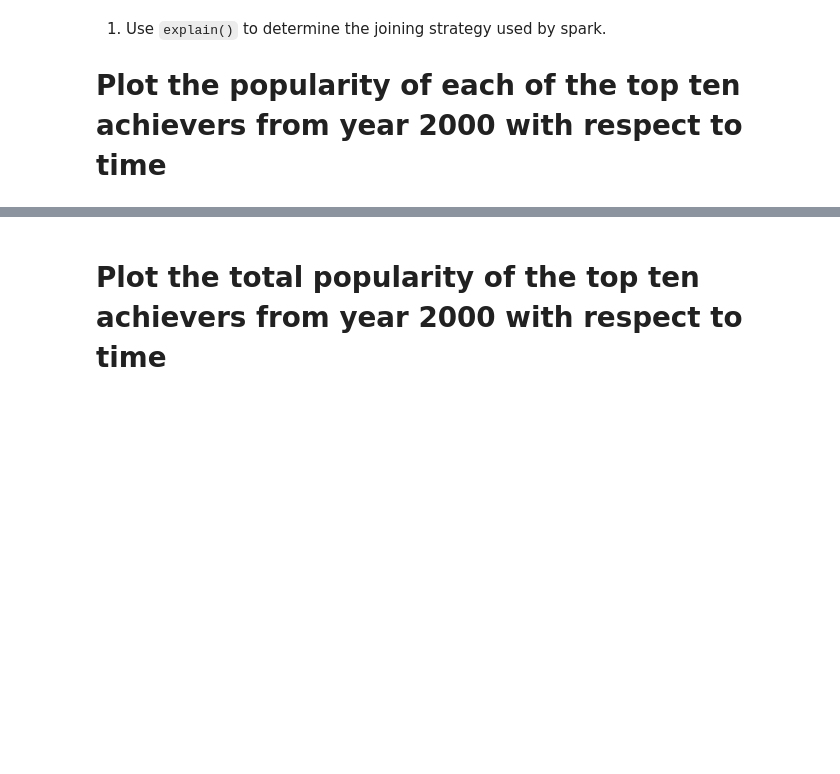
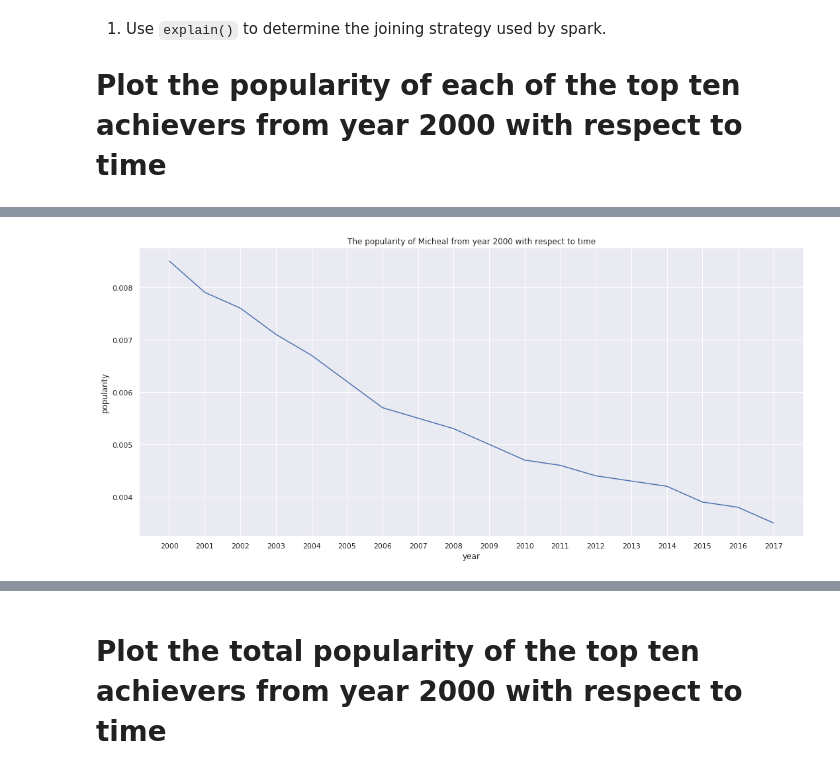
Before and after one commit to Na1an/2020_BigData_BAI_HAO, a Jupyter notebook: Homeworks/homework02.ipynb, the cells around one changed output, grey strips where cells are left out. Drawn from its saved outputs; the diff is of its cells as text; code cells hidden in the pictures; blank space fills up the shorter version.

```diff
--- a/Homeworks/homework02.ipynb
+++ b/Homeworks/homework02.ipynb
@@ -863,0 +907,4 @@ only showing top 20 rows
+# %%
+# For Michael
+df_micheal = df_res_3[(df_res_3['name'] == "Michael") & (df_res_3['sex'] == "M") ].where(df_res_3['year'] > 1999)
+df_micheal.show()
@@ -863,0 +929,13 @@ only showing top 20 rows
+# %%
+plt.figure(figsize=(18,8))
+g = sns.lineplot(x = "year",
+                 y = "name_ratio",
+                 data = df_micheal.toPandas())
+
+g.set_title("The popularity of Micheal from year 2000 with respect to time")
+plt.ylabel("popularity")
+my_x_ticks = np.arange(2000, 2018, 1)
+plt.xticks(my_x_ticks)
+plt.show(g)
+# %% [output]
+[figure, added]
```
Also changed, not shown: parts of 32 cells of this notebook.
